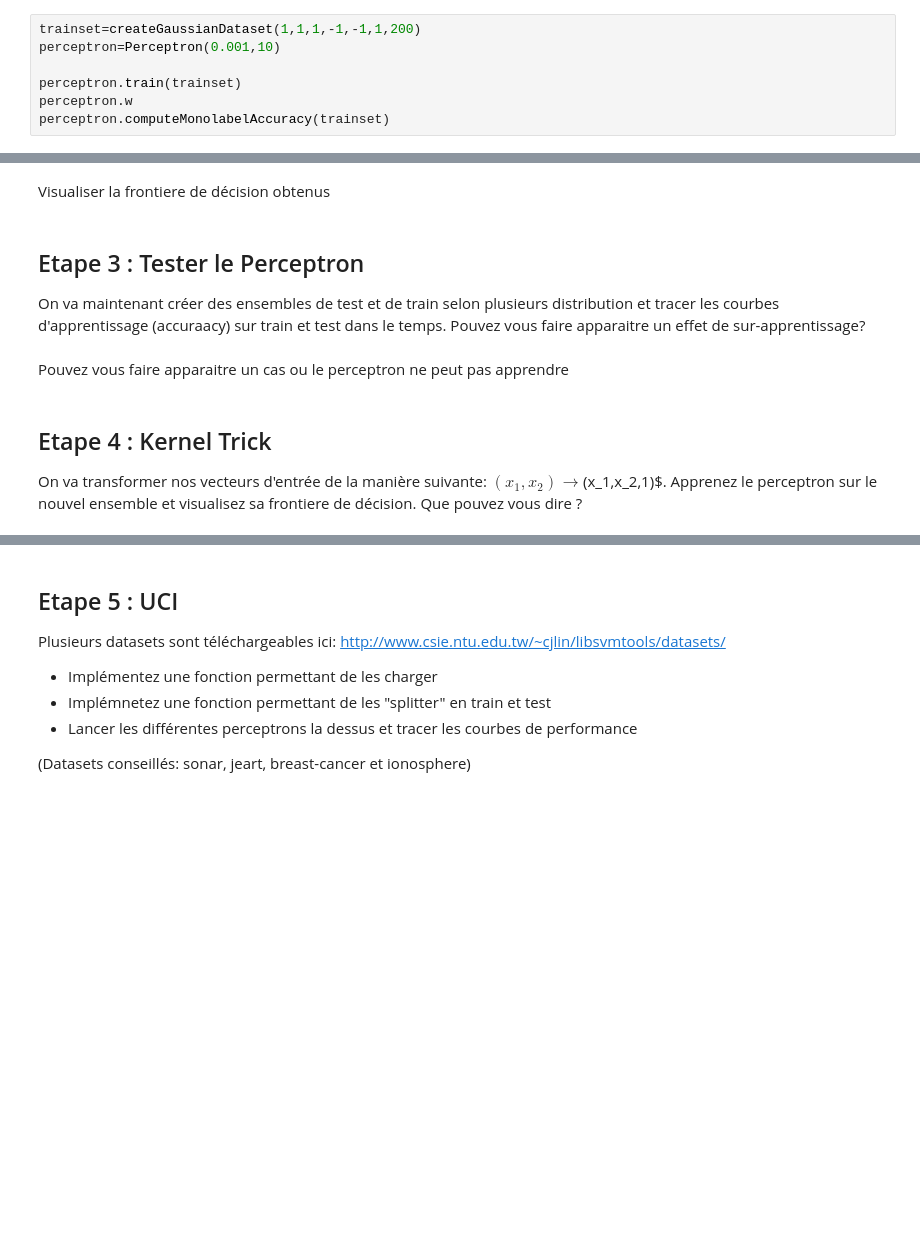
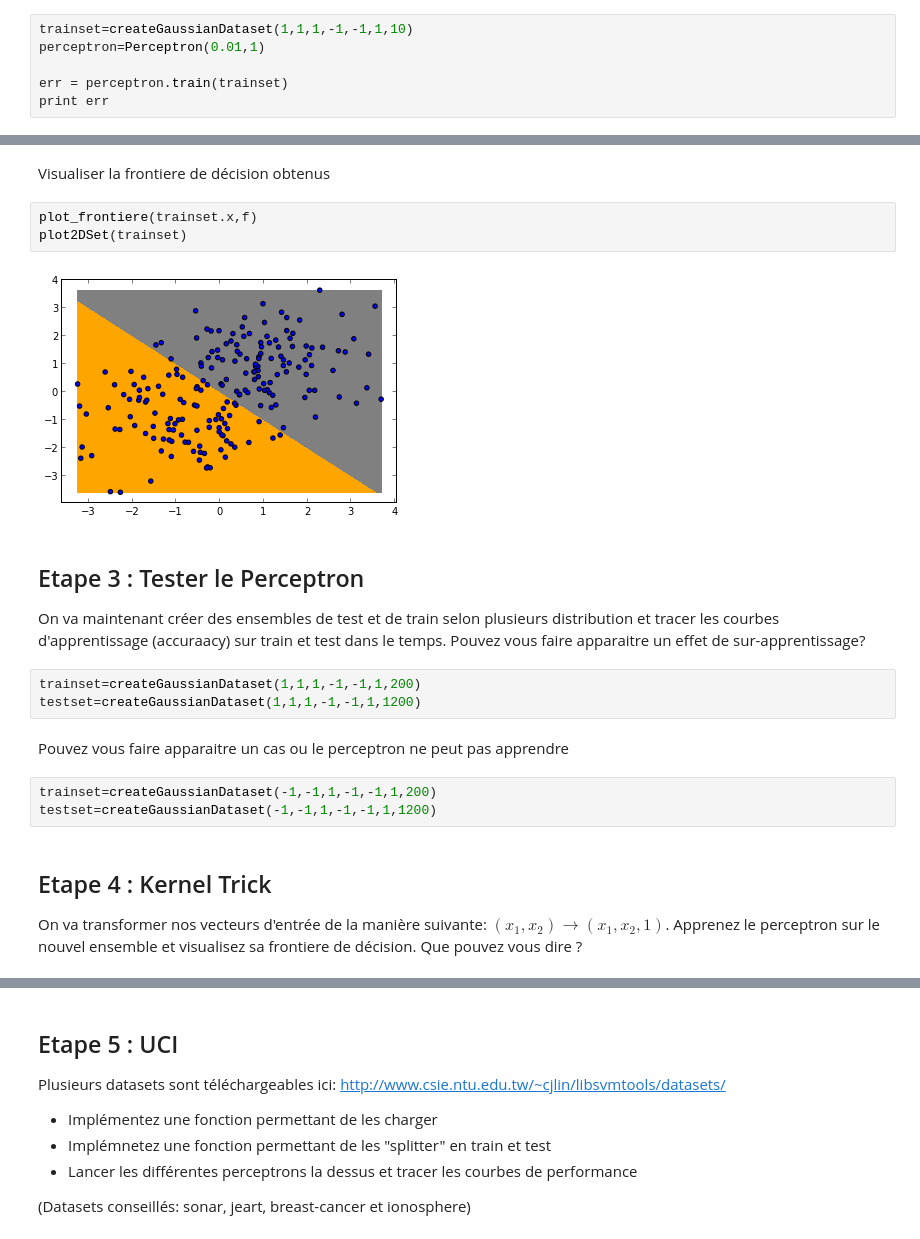
Before and after one commit to cedias/AS, a Jupyter notebook: tp2/AS-2014-TP2.ipynb, the cells around one changed output, grey strips where cells are left out. Saved outputs shown, nothing was run; the diff lists cells and outputs as text; blank space fills up the shorter version.

```diff
--- a/tp2/AS-2014-TP2.ipynb
+++ b/tp2/AS-2014-TP2.ipynb
@@ -171,10 +176,9 @@ class Perceptron(Predictor):
 # %% [markdown]
 On va maintenant tester notre perceptron sur l'ensemble précédent
 # %%
-trainset=createGaussianDataset(1,1,1,-1,-1,1,200)
-perceptron=Perceptron(0.001,10)
+trainset=createGaussianDataset(1,1,1,-1,-1,1,10)
+perceptron=Perceptron(0.01,1)
 
-perceptron.train(trainset)
-perceptron.w
-perceptron.computeMonolabelAccuracy(trainset)
+err = perceptron.train(trainset)
+print err
 # %% [output]
@@ -184,12 +202,23 @@ ValueError: The truth value of an array with more than one element is ambiguous.
 # %% [markdown]
 Visualiser la frontiere de décision obtenus
+# %%
+plot_frontiere(trainset.x,f)
+plot2DSet(trainset)
+# %% [output]
+[figure, added]
 # %% [markdown]
 Etape 3 : Tester le Perceptron
 ------
 On va maintenant créer des ensembles de test et de train selon plusieurs distribution et tracer les courbes d'apprentissage (accuraacy) sur train et test dans le temps. Pouvez vous faire apparaitre un effet de sur-apprentissage?
+# %%
+trainset=createGaussianDataset(1,1,1,-1,-1,1,200)
+testset=createGaussianDataset(1,1,1,-1,-1,1,1200)
 # %% [markdown]
 Pouvez vous faire apparaitre un cas ou le perceptron ne peut pas apprendre
+# %%
+trainset=createGaussianDataset(-1,-1,1,-1,-1,1,200)
+testset=createGaussianDataset(-1,-1,1,-1,-1,1,1200)
 # %% [markdown]
 Etape 4 : Kernel Trick
 -----
-On va transformer nos vecteurs d'entrée de la manière suivante: $(x_1,x_2) \rightarrow $(x_1,x_2,1)$. Apprenez le perceptron sur le nouvel ensemble et visualisez sa frontiere de décision. Que pouvez vous dire ?
+On va transformer nos vecteurs d'entrée de la manière suivante: $(x_1,x_2) \rightarrow (x_1,x_2,1)$. Apprenez le perceptron sur le nouvel ensemble et visualisez sa frontiere de décision. Que pouvez vous dire ?
```
Also changed, not shown: parts of 9 cells of this notebook, 1 other file.
